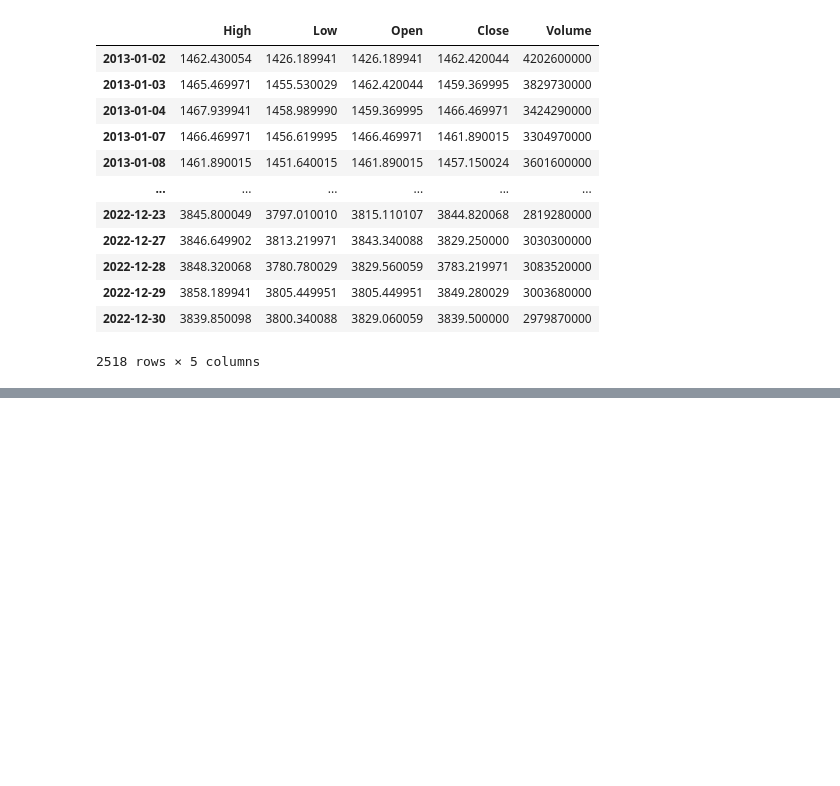
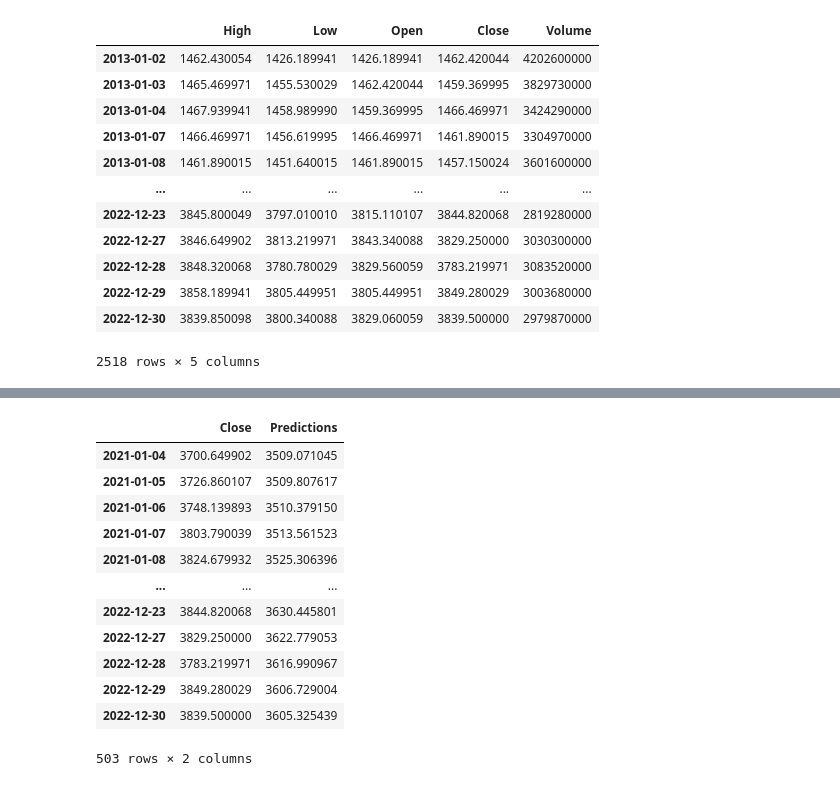
Before and after one commit to odamgaard/Seminar-Applied-Corporate-Finance, a Jupyter notebook: Project/Neural Network.ipynb, the cells around one changed output, grey strips where cells are left out. Cells and saved outputs as stored; diff of their text form; code cells hidden in the pictures; blank space fills up the shorter version.

```diff
--- a/Project/Neural Network.ipynb
+++ b/Project/Neural Network.ipynb
@@ -46,0 +201,17 @@ df
+# %%
+# Show the valid and predicted prices
+valid
+# %% [output]
+|  | Close | Predictions |
+| 2021-01-04 | 3700.649902 | 3509.071045 |
+| 2021-01-05 | 3726.860107 | 3509.807617 |
+| 2021-01-06 | 3748.139893 | 3510.379150 |
+| 2021-01-07 | 3803.790039 | 3513.561523 |
+| 2021-01-08 | 3824.679932 | 3525.306396 |
+| ... | ... | ... |
+| 2022-12-23 | 3844.820068 | 3630.445801 |
+| 2022-12-27 | 3829.250000 | 3622.779053 |
+| 2022-12-28 | 3783.219971 | 3616.990967 |
+| 2022-12-29 | 3849.280029 | 3606.729004 |
+| 2022-12-30 | 3839.500000 | 3605.325439 |
+503 rows × 2 columns
```
Also changed, not shown: parts of 17 cells of this notebook, 1 other file.
